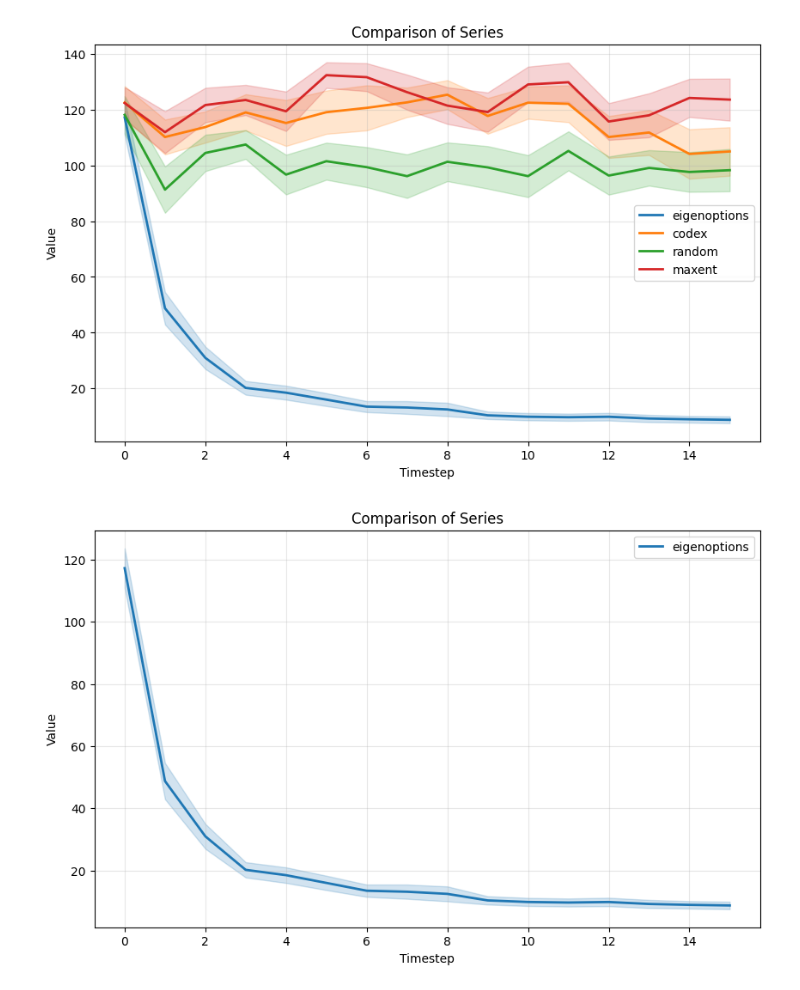
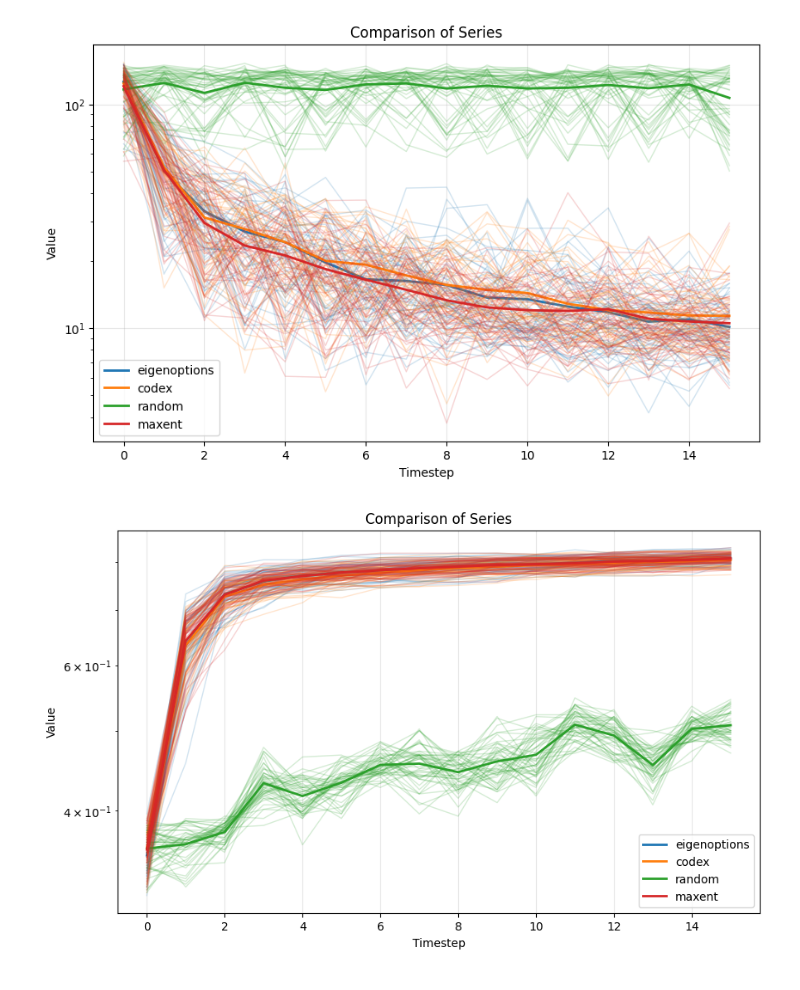
Before and after one commit to aaronma1/l1-cov, a Jupyter notebook: analysis.ipynb, the cells around one changed output. Saved outputs shown, nothing was run; the diff lists cells and outputs as text; code cells hidden in the pictures.

```diff
--- a/analysis.ipynb
+++ b/analysis.ipynb
@@ -16,21 +16,21 @@ def read_pickle(save_name):
     with open(save_name, "rb") as f:
         return pickle.load(f)
 
-EXP_DIR="out/mc1"
+EXP_DIR="out/Mountaincar-Easy"
 params = read_pickle(os.path.join(EXP_DIR, "params.pkl"))
 
 
-l1_maxent = read_pickle(os.path.join(EXP_DIR, "maxent_l1_covs.pkl"))
 l1_random = read_pickle(os.path.join(EXP_DIR, "random_l1_covs.pkl"))
 l1_eig = read_pickle(os.path.join(EXP_DIR, "eigenoptions_l1_covs.pkl"))
 l1_cov = read_pickle(os.path.join(EXP_DIR, "codex_l1_covs.pkl"))
+l1_maxent = read_pickle(os.path.join(EXP_DIR, "maxent_l1_covs.pkl"))
 
 
-# stats_maxent = read_pickle(os.path.join(EXP_DIR, "maxent/all_stats.pkl"))
-# stats_random = read_pickle(os.path.join(EXP_DIR, "random/all_stats.pkl"))
-# stats_eig = read_pickle(os.path.join(EXP_DIR, "eigenoptions/all_stats.pkl"))
-# stats_cov = read_pickle(os.path.join(EXP_DIR, "codex/all_stats.pkl"))
-base_args = params["args_codex"][0]
+stats_maxent = read_pickle(os.path.join(EXP_DIR, "maxent_stats.pkl"))
+stats_random = read_pickle(os.path.join(EXP_DIR, "random_stats.pkl"))
+stats_eig = read_pickle(os.path.join(EXP_DIR, "eigenoptions_stats.pkl"))
+stats_cov = read_pickle(os.path.join(EXP_DIR, "codex_stats.pkl"))
+base_args = params["base_args"]
 # %%
 
 import matplotlib.pyplot as plt
@@ -60,43 +60,57 @@ def plot_competing(*datasets, labels=None, colors=None, title="Comparison of Ser
         # Cycle through defaults if we have more datasets than colors
         colors = [default_colors[i % len(default_colors)] for i in range(len(datasets))]
 
     for i, data in enumerate(datasets):
         # Convert to numpy array for easier math (axis operations)
         data = np.array(data)
 
         # Calculate Mean and Standard Error
         mean = np.mean(data, axis=0)
-        std = np.std(data, axis=0)
         n = data.shape[0]
 
         # Calculate 95% Confidence Interval (1.96 * Standard Error)
-        sem = std / np.sqrt(n)
-        ci = 1.96 * sem
+        lower = np.percentile(data, 2.5, axis=0)
+        upper = np.percentile(data, 97.5, axis=0)
+
+
 
         # Define X-axis (Timesteps)
         timesteps = np.arange(len(mean))
 
         # Plot the Mean Line
+        plt.yscale("log")
         plt.plot(timesteps, mean, label=labels[i], color=colors[i], linewidth=2)
 
         # Plot the Shaded Region (Upper and Lower bounds)
-        plt.fill_between(
-            timesteps,
-            mean - ci,
-            mean + ci,
-            color=colors[i],
-            alpha=0.2  # Low alpha for transparency
-        )
+        # plt.fill_between(
+        #     timesteps,
+        #     lower,
+        #     upper,
+        #     color=colors[i],
+        #     alpha=0.2  # Low alpha for transparency
+        # )
+        for j in range(n):
+            plt.plot(timesteps, data[j], color=colors[i], linewidth=1, alpha=0.2)
 
     plt.xlabel("Timestep")
     plt.ylabel("Value")
     plt.title(title)
     plt.legend()
     plt.grid(True, alpha=0.3)
     plt.show()
 
+
 plot_competing(l1_eig, l1_cov, l1_random, l1_maxent, labels=["eigenoptions", "codex", "random", "maxent"])
-plot_competing(l1_eig, labels=["eigenoptions"])
+
+stats = [stats_eig, stats_cov, stats_random, stats_maxent]
+
+usv_eig, usv_cov, usv_random, usv_maxent = (i["visited_sa_ratio"] for i in stats)
+
+
+plot_competing(usv_eig, usv_cov, usv_random, usv_maxent, labels=["eigenoptions", "codex", "random", "maxent"])
+
+usv_eig, usv_cov, usv_random, usv_maxent = (i["p_sa_entropy"] for i in stats)
+plot_competing(usv_eig, usv_cov, usv_random, usv_maxent, labels=["eigenoptions", "codex", "random", "maxent"])
 # %% [output]
-[figure, old version]
+[figure, new version]
-[figure, old version]
+[figure, new version]
```
Also changed, not shown: parts of 3 cells of this notebook, 8 other files.
